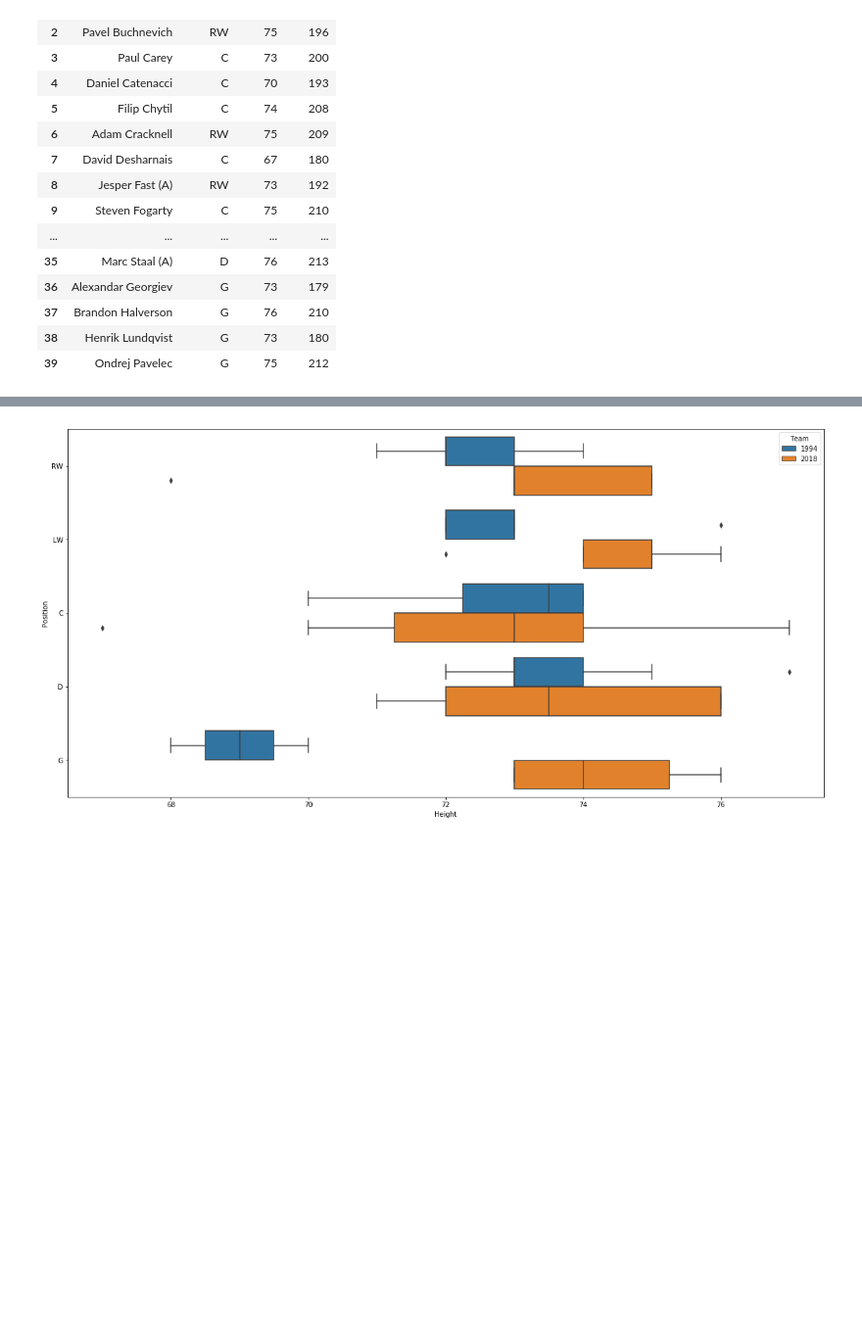
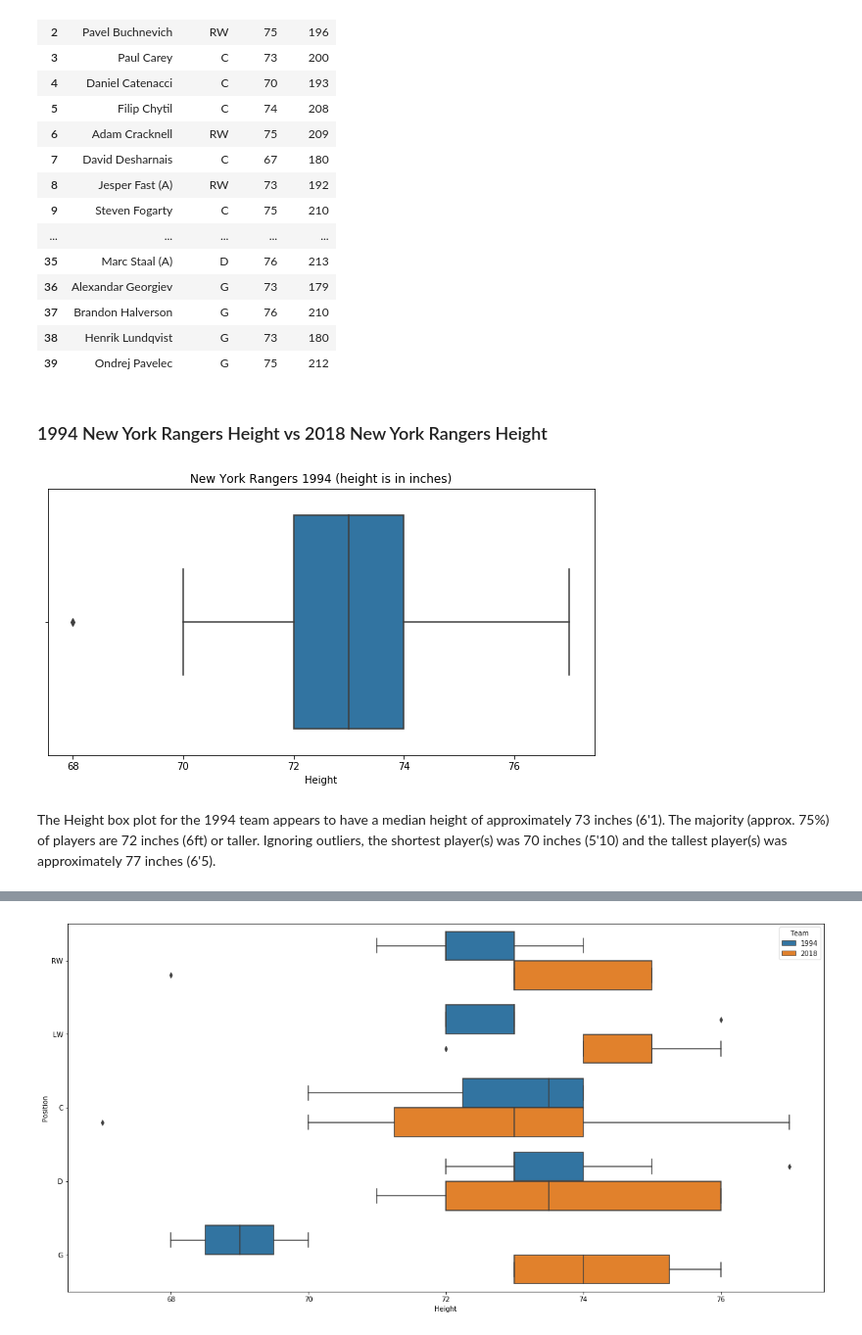
Before and after one commit to pjmeehan/FDA-PROJECT, a Jupyter notebook: Fundamentals of Data Analysis Project 2018 - THE BOX PLOT.ipynb, the cells around one changed output, grey strips where cells are left out. Shown at 98% size. Saved outputs shown, nothing was run; the diff lists cells and outputs as text; code cells hidden in the pictures; blank space fills up the shorter version.

```diff
--- a/Fundamentals of Data Analysis Project 2018 - THE BOX PLOT.ipynb
+++ b/Fundamentals of Data Analysis Project 2018 - THE BOX PLOT.ipynb
@@ -132,3 +135,5 @@ df.head(40)
 | 37 | Brandon Halverson | G | 76 | 210 |
 | 38 | Henrik Lundqvist | G | 73 | 180 |
 | 39 | Ondrej Pavelec | G | 75 | 212 |
+# %% [markdown]
+### 1994 New York Rangers Height vs 2018 New York Rangers Height
@@ -134,0 +145,8 @@ df.head(40)
+# %%
+sns.boxplot( df["Height"] ).set_title('New York Rangers 1994 (height is in inches)')
+fig = plt.gcf()
+fig.set_size_inches( 10,5)
+# %% [output]
+[figure, added]
+# %% [markdown]
+The Height box plot for the 1994 team appears to have a median height of approximately 73 inches (6'1). The majority (approx. 75%) of players are 72 inches (6ft) or taller. Ignoring outliers, the shortest player(s) was 70 inches (5'10) and the tallest player(s) was approximately 77 inches (6'5).
```
Also changed, not shown: parts of 31 cells of this notebook.
